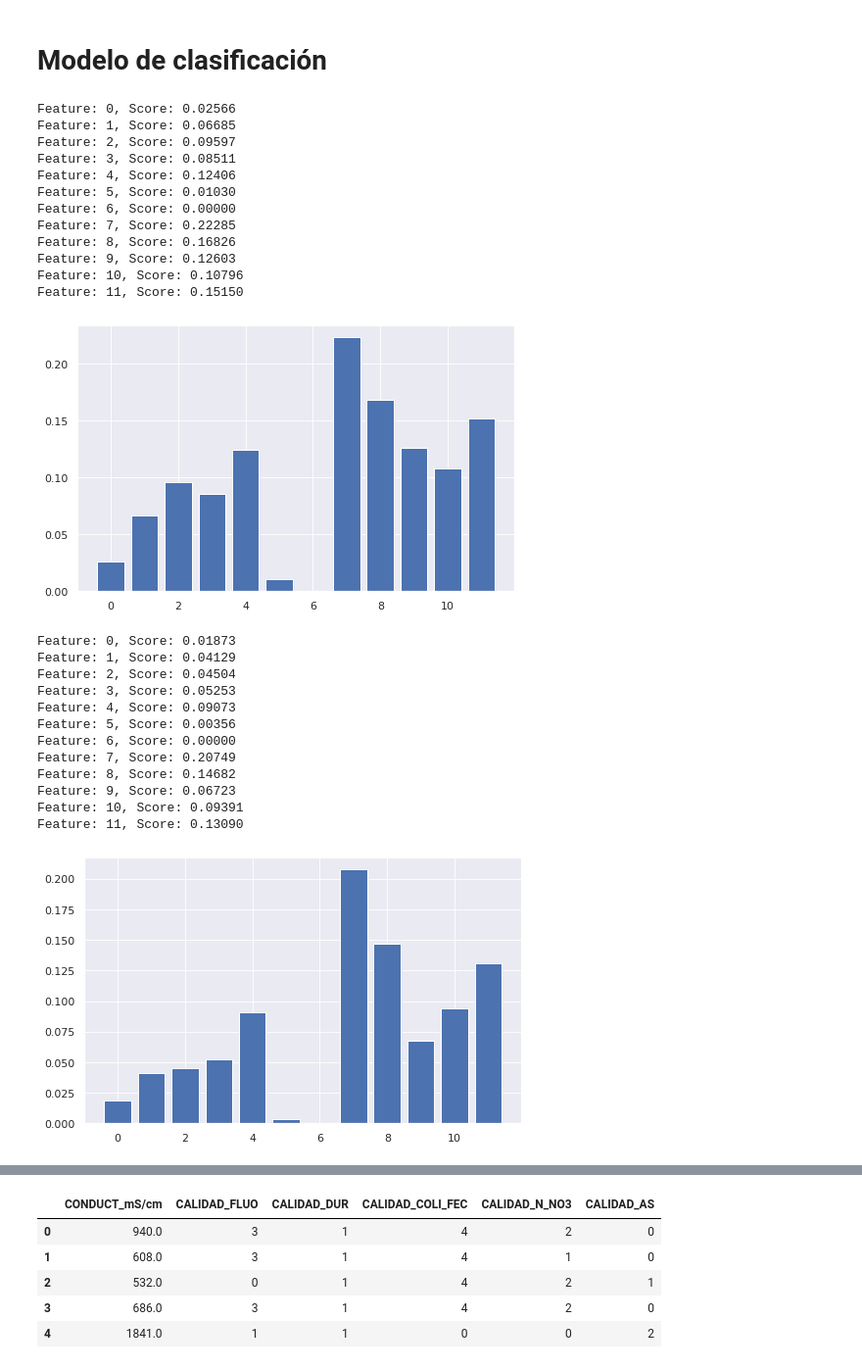
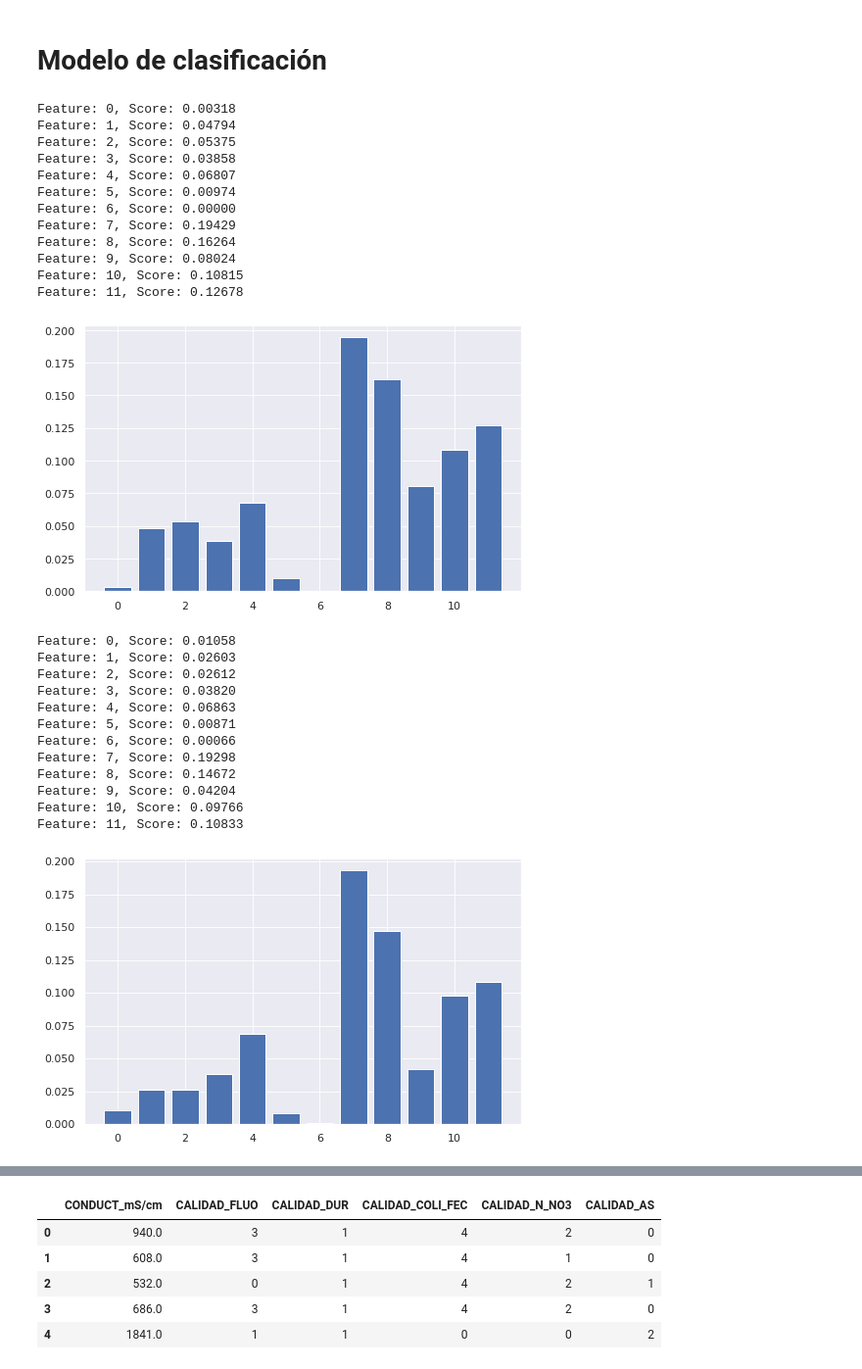
Before and after one commit to PosgradoMNA/actividades-del-projecto-cad_equipo47, a Jupyter notebook: Reto/Reto_Entrega2_Equipo47.ipynb, the cells around one changed output, grey strips where cells are left out. Shown at 98% size. Cells and saved outputs as stored; diff of their text form; code cells hidden in the pictures.

```diff
--- a/Reto/Reto_Entrega2_Equipo47.ipynb
+++ b/Reto/Reto_Entrega2_Equipo47.ipynb
@@ -461,31 +446,31 @@ Y = le.fit_transform(Y)
 # %%
-modelo_DTC = DecisionTreeClassifier()
+modelo_DTC = DecisionTreeClassifier(class_weight= 'balanced', max_depth= 10, min_samples_split= 4)
 
 modelo_DTC.fit(X, Y)
 
 importance = permutation_importance(modelo_DTC, X, Y, n_repeats=10)
 
 for i,v in enumerate(importance['importances_mean']):
 	print('Feature: %0d, Score: %.5f' % (i,v))
 
 plt.bar([x for x in range(len(importance['importances_mean']))], importance['importances_mean'])
 plt.show()
 # %% [output]
-Feature: 0, Score: 0.02566
-Feature: 1, Score: 0.06685
-Feature: 2, Score: 0.09597
-Feature: 3, Score: 0.08511
-Feature: 4, Score: 0.12406
-Feature: 5, Score: 0.01030
+Feature: 0, Score: 0.00318
+Feature: 1, Score: 0.04794
+Feature: 2, Score: 0.05375
+Feature: 3, Score: 0.03858
+Feature: 4, Score: 0.06807
+Feature: 5, Score: 0.00974
 Feature: 6, Score: 0.00000
-Feature: 7, Score: 0.22285
-Feature: 8, Score: 0.16826
-Feature: 9, Score: 0.12603
-Feature: 10, Score: 0.10796
-Feature: 11, Score: 0.15150
+Feature: 7, Score: 0.19429
+Feature: 8, Score: 0.16264
+Feature: 9, Score: 0.08024
+Feature: 10, Score: 0.10815
+Feature: 11, Score: 0.12678
-[figure, old version]
+[figure, new version]
 # %%
-modelo_RFC = RandomForestClassifier()
+modelo_RFC = RandomForestClassifier(class_weight= 'balanced', max_depth= 10, min_samples_split= 4)
 
 modelo_RFC.fit(X, Y)
 
@@ -497,16 +482,16 @@ for i,v in enumerate(importance['importances_mean']):
 plt.bar([x for x in range(len(importance['importances_mean']))], importance['importances_mean'])
 plt.show()
 # %% [output]
-Feature: 0, Score: 0.01873
-Feature: 1, Score: 0.04129
-Feature: 2, Score: 0.04504
-Feature: 3, Score: 0.05253
-Feature: 4, Score: 0.09073
-Feature: 5, Score: 0.00356
-Feature: 6, Score: 0.00000
-Feature: 7, Score: 0.20749
-Feature: 8, Score: 0.14682
-Feature: 9, Score: 0.06723
-Feature: 10, Score: 0.09391
-Feature: 11, Score: 0.13090
+Feature: 0, Score: 0.01058
+Feature: 1, Score: 0.02603
+Feature: 2, Score: 0.02612
+Feature: 3, Score: 0.03820
+Feature: 4, Score: 0.06863
+Feature: 5, Score: 0.00871
+Feature: 6, Score: 0.00066
+Feature: 7, Score: 0.19298
+Feature: 8, Score: 0.14672
+Feature: 9, Score: 0.04204
+Feature: 10, Score: 0.09766
+Feature: 11, Score: 0.10833
-[figure, old version]
+[figure, new version]
```
Also changed, not shown: parts of 23 cells of this notebook.
